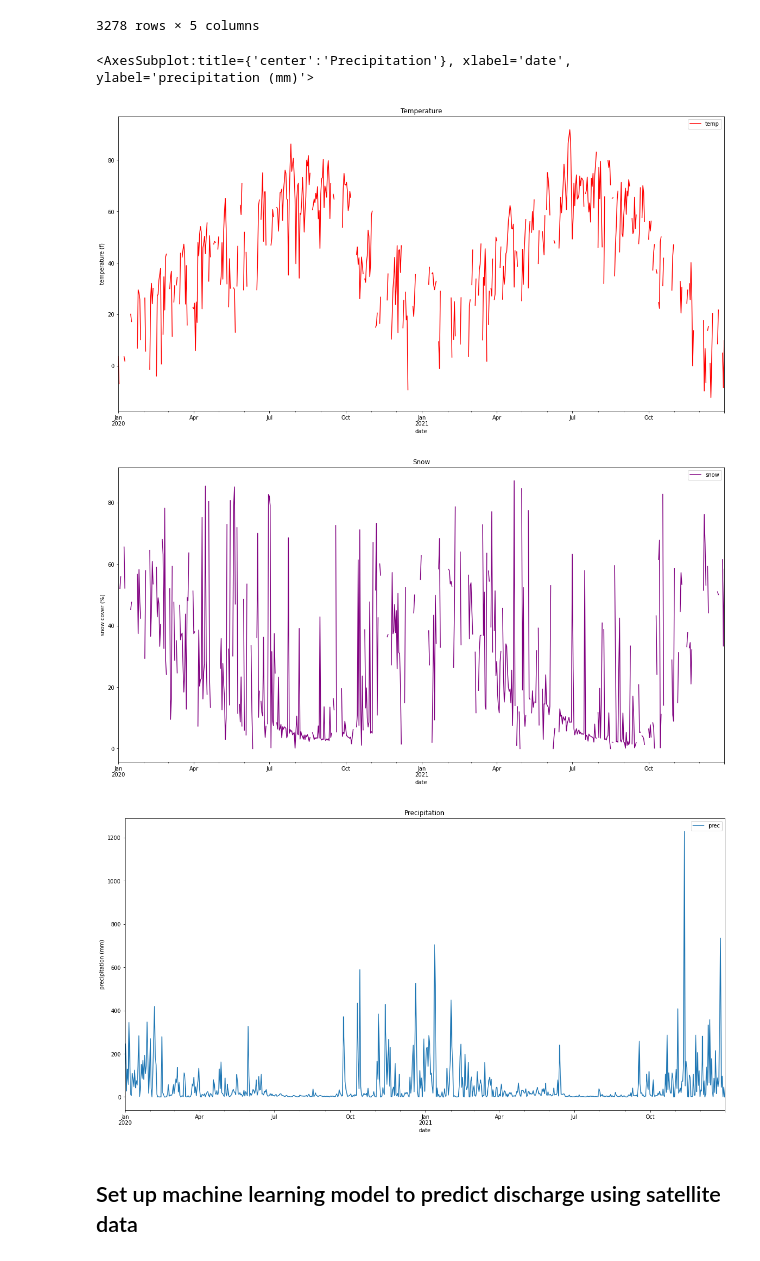
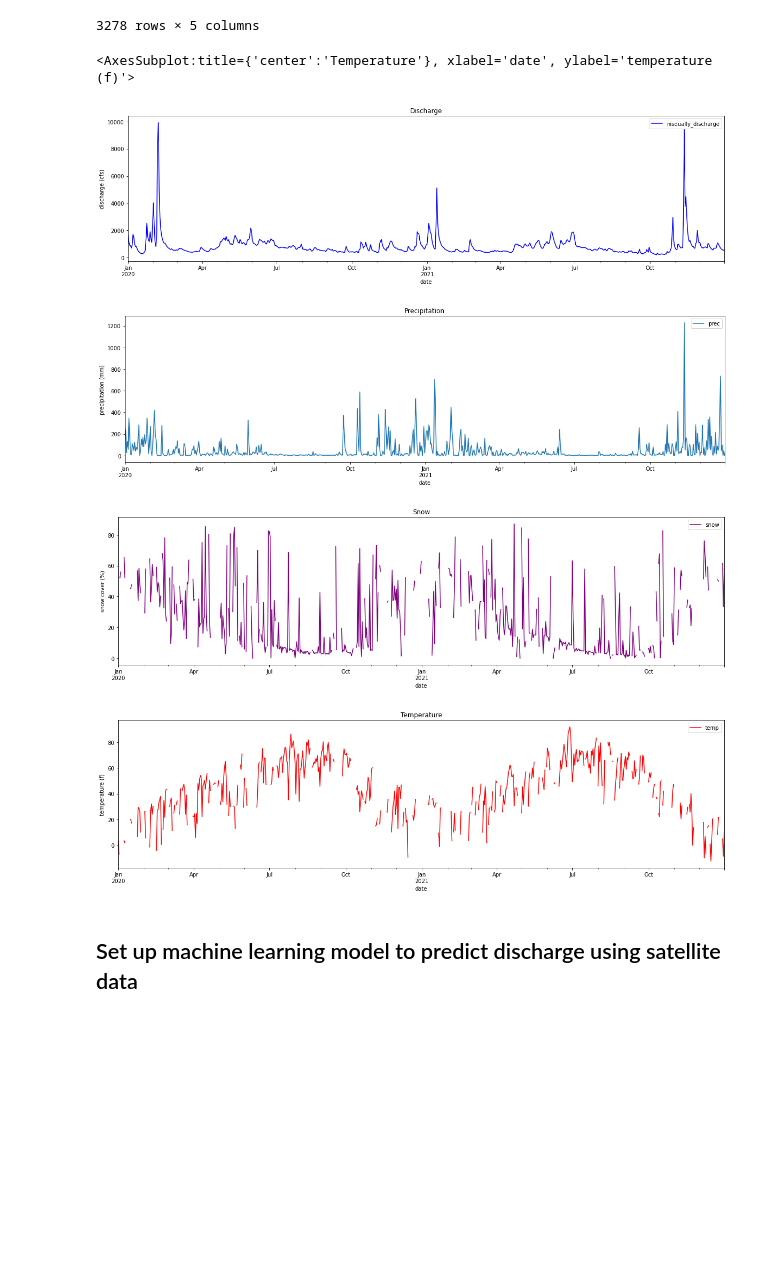
Before and after one commit to ianvd/gage-guesser, a Jupyter notebook: Main.ipynb, the cells around one changed output. Saved outputs shown, nothing was run; the diff lists cells and outputs as text; code cells hidden in the pictures; blank space fills up the shorter version.

```diff
--- a/Main.ipynb
+++ b/Main.ipynb
@@ -1276,14 +1230,20 @@ satellite
 3278 rows × 5 columns
 # %%
 # Plot 2020-2021
-satellite.loc['2020-01-01':'2021-12-31'].plot(y='temp', kind ='line', figsize=(20,10), ylabel='temperature (f)', title='Temperature', color='red')
-satellite.loc['2020-01-01':'2021-12-31'].plot(y='snow', kind ='line', figsize=(20,10), ylabel='snow cover (%)', title='Snow', color='purple')
-satellite.loc['2020-01-01':'2021-12-31'].plot(y='prec', kind ='line', figsize=(20,10), ylabel='precipitation (mm)', title='Precipitation')
+satellite.loc['2020-01-01':'2021-12-31'].plot(y='nisqually_discharge', kind ='line', figsize=(20,5), ylabel='discharge (cfs)', \
+                                              title='Discharge', color='blue')
+satellite.loc['2020-01-01':'2021-12-31'].plot(y='prec', kind ='line', figsize=(20,5), ylabel='precipitation (mm)', \
+                                              title='Precipitation')
+satellite.loc['2020-01-01':'2021-12-31'].plot(y='snow', kind ='line', figsize=(20,5), ylabel='snow cover (%)', title='Snow', \
+                                              color='purple')
+satellite.loc['2020-01-01':'2021-12-31'].plot(y='temp', kind ='line', figsize=(20,5), ylabel='temperature (f)', title='Temperature', \
+                                              color='red')
 # %% [output]
-<AxesSubplot:title={'center':'Precipitation'}, xlabel='date', ylabel='precipitation (mm)'>
+<AxesSubplot:title={'center':'Temperature'}, xlabel='date', ylabel='temperature (f)'>
-[figure, old version]
+[figure, new version]
-[figure, old version]
+[figure, new version]
-[figure, old version]
+[figure, new version]
+[figure, added]
 # %% [markdown]
 ## Set up machine learning model to predict discharge using satellite data
 # %%
```
Also changed, not shown: parts of 46 cells of this notebook.
